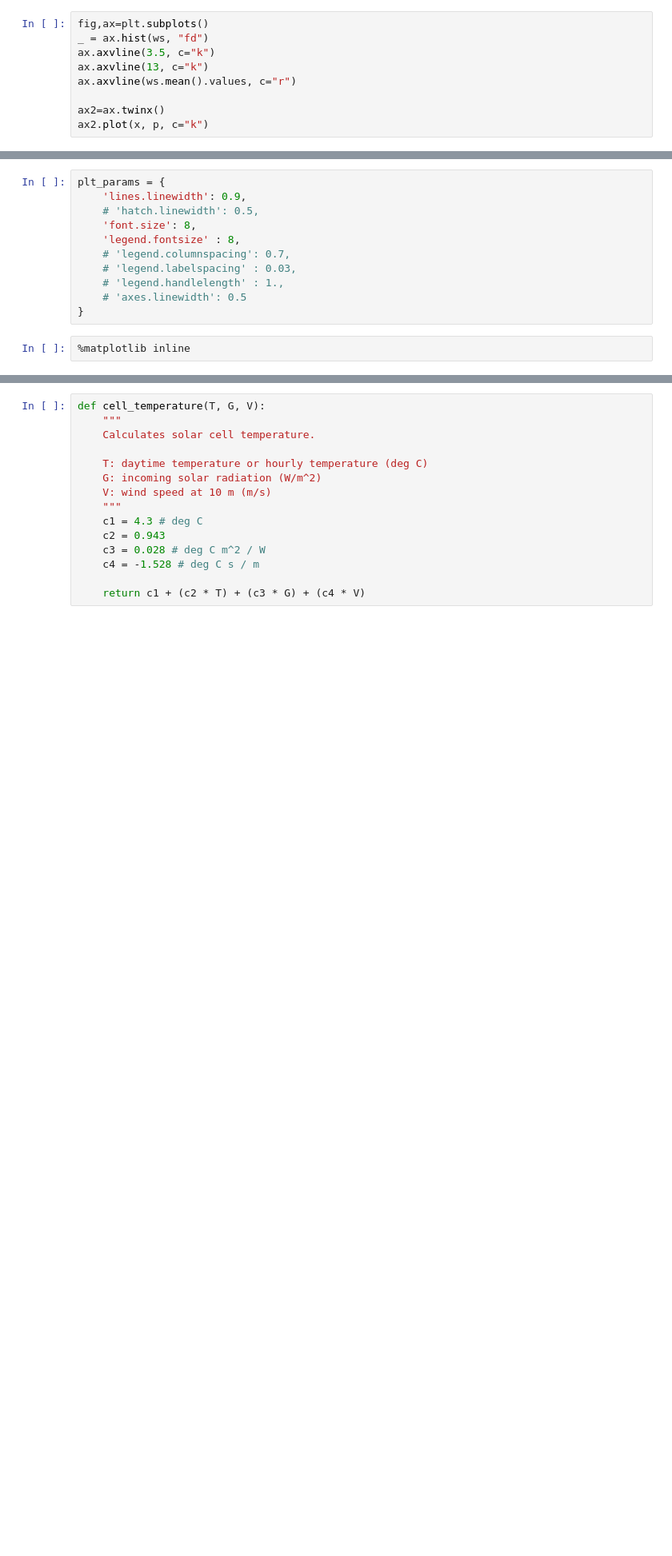
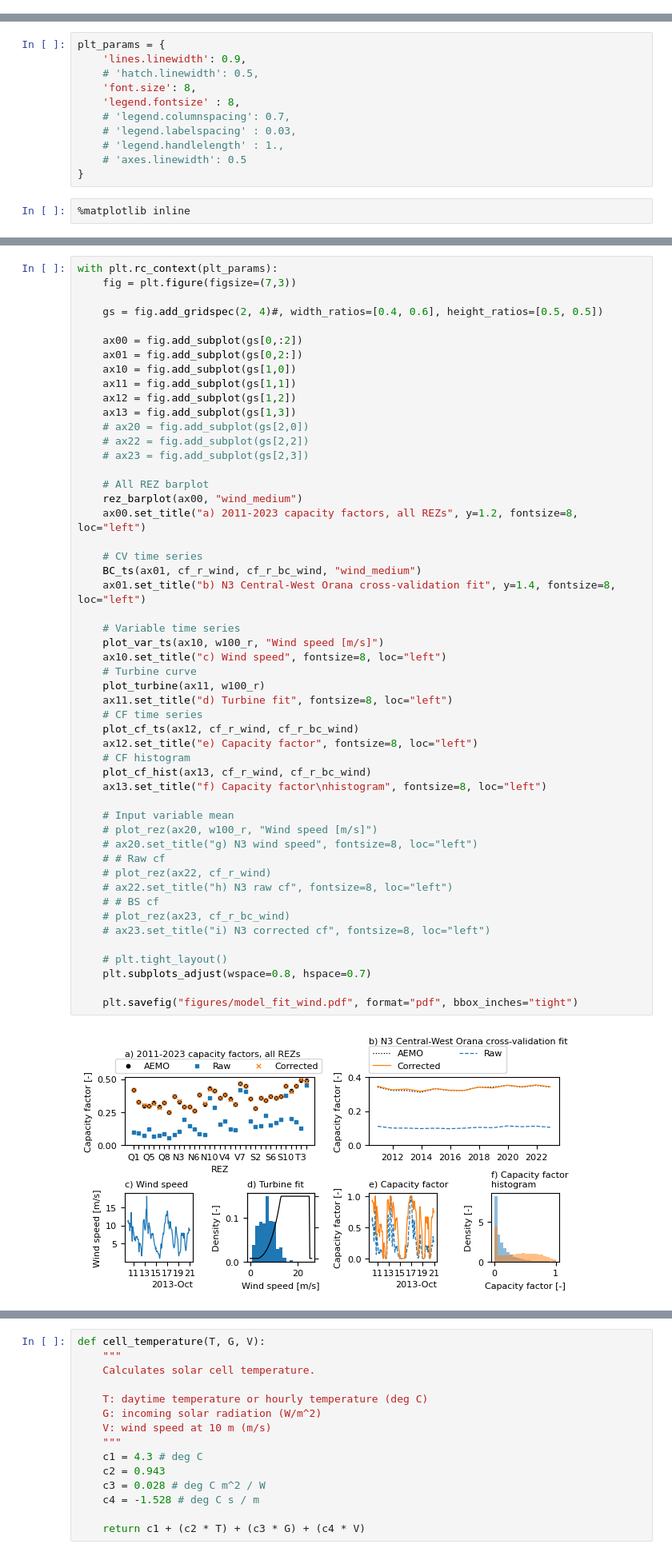
Before and after one commit to dougrichardson/power_models, a Jupyter notebook: 05_cf_REZ_bias_correct.ipynb, the cells around one changed output, grey strips where cells are left out. Shown at 80% size. Cells and saved outputs as stored; diff of their text form; blank space fills up the shorter version.

```diff
--- a/05_cf_REZ_bias_correct.ipynb
+++ b/05_cf_REZ_bias_correct.ipynb
@@ -691,9 +478,0 @@ v = sel_cell(v100_r, lat=-38., lon=142.5)
-# %%
-fig,ax=plt.subplots()
-_ = ax.hist(ws, "fd")
-ax.axvline(3.5, c="k")
-ax.axvline(13, c="k")
-ax.axvline(ws.mean().values, c="r")
-
-ax2=ax.twinx()
-ax2.plot(x, p, c="k")
@@ -936,0 +694,53 @@ with plt.rc_context(plt_params):
+# %%
+with plt.rc_context(plt_params):
+    fig = plt.figure(figsize=(7,3))
+
+    gs = fig.add_gridspec(2, 4)#, width_ratios=[0.4, 0.6], height_ratios=[0.5, 0.5])
+
+    ax00 = fig.add_subplot(gs[0,:2])
+    ax01 = fig.add_subplot(gs[0,2:])
+    ax10 = fig.add_subplot(gs[1,0])
+    ax11 = fig.add_subplot(gs[1,1])
+    ax12 = fig.add_subplot(gs[1,2])
+    ax13 = fig.add_subplot(gs[1,3])
+    # ax20 = fig.add_subplot(gs[2,0])
+    # ax22 = fig.add_subplot(gs[2,2])
+    # ax23 = fig.add_subplot(gs[2,3])
+
+    # All REZ barplot
+    rez_barplot(ax00, "wind_medium")
+    ax00.set_title("a) 2011-2023 capacity factors, all REZs", y=1.2, fontsize=8, loc="left")
+
+    # CV time series
+    BC_ts(ax01, cf_r_wind, cf_r_bc_wind, "wind_medium")
+    ax01.set_title("b) N3 Central-West Orana cross-validation fit", y=1.4, fontsize=8, loc="left")
+
+    # Variable time series
+    plot_var_ts(ax10, w100_r, "Wind speed [m/s]")
+    ax10.set_title("c) Wind speed", fontsize=8, loc="left")
+    # Turbine curve
+    plot_turbine(ax11, w100_r)
+    ax11.set_title("d) Turbine fit", fontsize=8, loc="left")
+    # CF time series
+    plot_cf_ts(ax12, cf_r_wind, cf_r_bc_wind)
+    ax12.set_title("e) Capacity factor", fontsize=8, loc="left")
+    # CF histogram
+    plot_cf_hist(ax13, cf_r_wind, cf_r_bc_wind)
+    ax13.set_title("f) Capacity factor\nhistogram", fontsize=8, loc="left")
+
+    # Input variable mean
+    # plot_rez(ax20, w100_r, "Wind speed [m/s]")
+    # ax20.set_title("g) N3 wind speed", fontsize=8, loc="left")
+    # # Raw cf
+    # plot_rez(ax22, cf_r_wind)
+    # ax22.set_title("h) N3 raw cf", fontsize=8, loc="left")
+    # # BS cf
+    # plot_rez(ax23, cf_r_bc_wind)
+    # ax23.set_title("i) N3 corrected cf", fontsize=8, loc="left")
+
+    # plt.tight_layout()
+    plt.subplots_adjust(wspace=0.8, hspace=0.7)
+
+    plt.savefig("figures/model_fit_wind.pdf", format="pdf", bbox_inches="tight")
+# %% [output]
+[figure, added]
```
Also changed, not shown: parts of 59 cells of this notebook, 2 other files.
